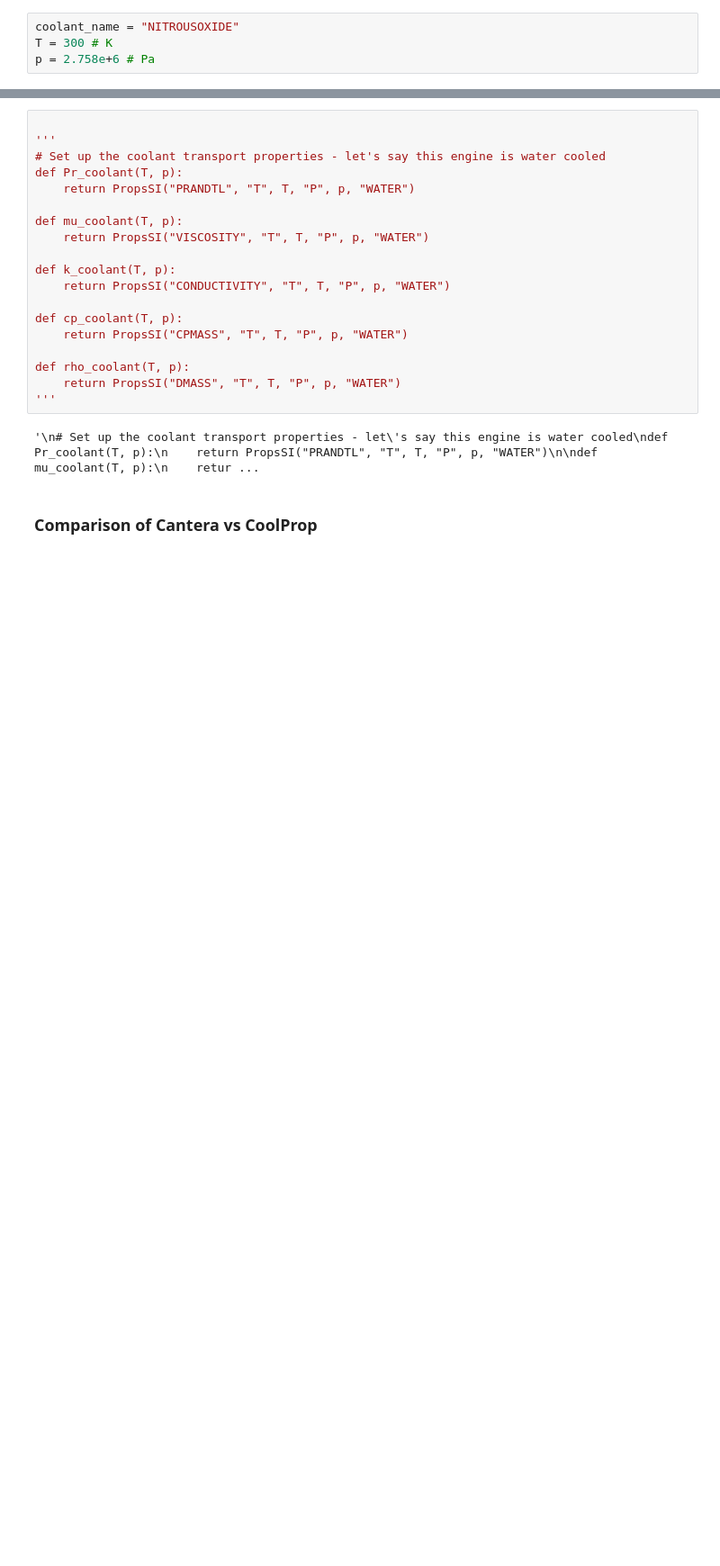
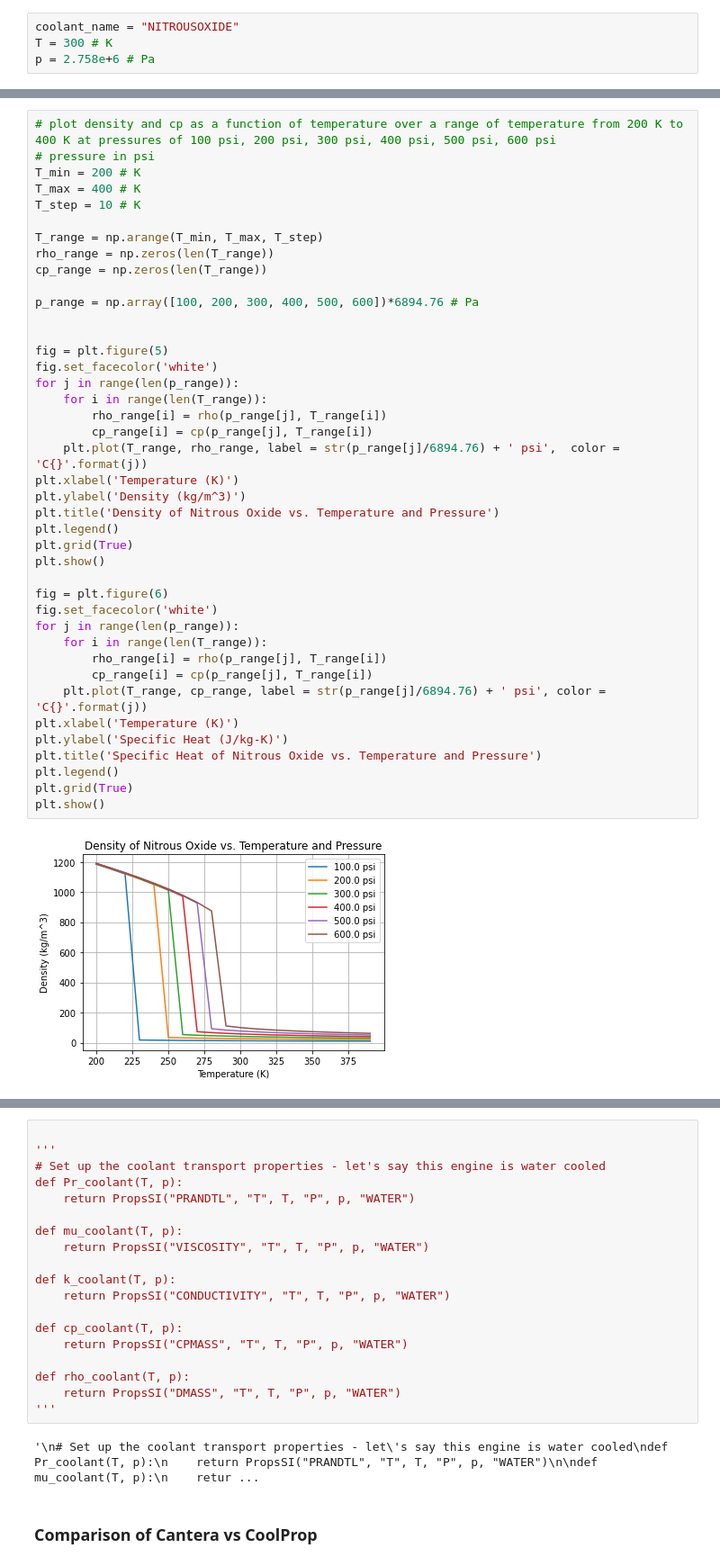
Before and after one commit to Project-Liquid/TheRocket, a Jupyter notebook: TheEngine/Regen Solver/coolprop.ipynb, the cells around one changed output, grey strips where cells are left out. Shown at 90% size. Saved outputs shown, nothing was run; the diff lists cells and outputs as text; blank space fills up the shorter version.

```diff
--- a/TheEngine/Regen Solver/coolprop.ipynb
+++ b/TheEngine/Regen Solver/coolprop.ipynb
@@ -13,0 +110,43 @@ Density of coolant: 58.20508464134267
+# %%
+# plot density and cp as a function of temperature over a range of temperature from 200 K to 400 K at pressures of 100 psi, 200 psi, 300 psi, 400 psi, 500 psi, 600 psi
+# pressure in psi
+T_min = 200 # K
+T_max = 400 # K
+T_step = 10 # K
+
+T_range = np.arange(T_min, T_max, T_step)
+rho_range = np.zeros(len(T_range))
+cp_range = np.zeros(len(T_range))
+
+p_range = np.array([100, 200, 300, 400, 500, 600])*6894.76 # Pa
+
+
+fig = plt.figure(5)
+fig.set_facecolor('white')
+for j in range(len(p_range)):
+    for i in range(len(T_range)):
+        rho_range[i] = rho(p_range[j], T_range[i])
+        cp_range[i] = cp(p_range[j], T_range[i])
+    plt.plot(T_range, rho_range, label = str(p_range[j]/6894.76) + ' psi',  color = 'C{}'.format(j))
+plt.xlabel('Temperature (K)')
+plt.ylabel('Density (kg/m^3)')
+plt.title('Density of Nitrous Oxide vs. Temperature and Pressure')
+plt.legend()
+plt.grid(True)
+plt.show()
+
+fig = plt.figure(6)
+fig.set_facecolor('white')
+for j in range(len(p_range)):
+    for i in range(len(T_range)):
+        rho_range[i] = rho(p_range[j], T_range[i])
+        cp_range[i] = cp(p_range[j], T_range[i])
+    plt.plot(T_range, cp_range, label = str(p_range[j]/6894.76) + ' psi', color = 'C{}'.format(j))
+plt.xlabel('Temperature (K)')
+plt.ylabel('Specific Heat (J/kg-K)')
+plt.title('Specific Heat of Nitrous Oxide vs. Temperature and Pressure')
+plt.legend()
+plt.grid(True)
+plt.show()
+# %% [output]
+[figure, added]
```
Also changed, not shown: parts of 8 cells of this notebook, 2 other files.
